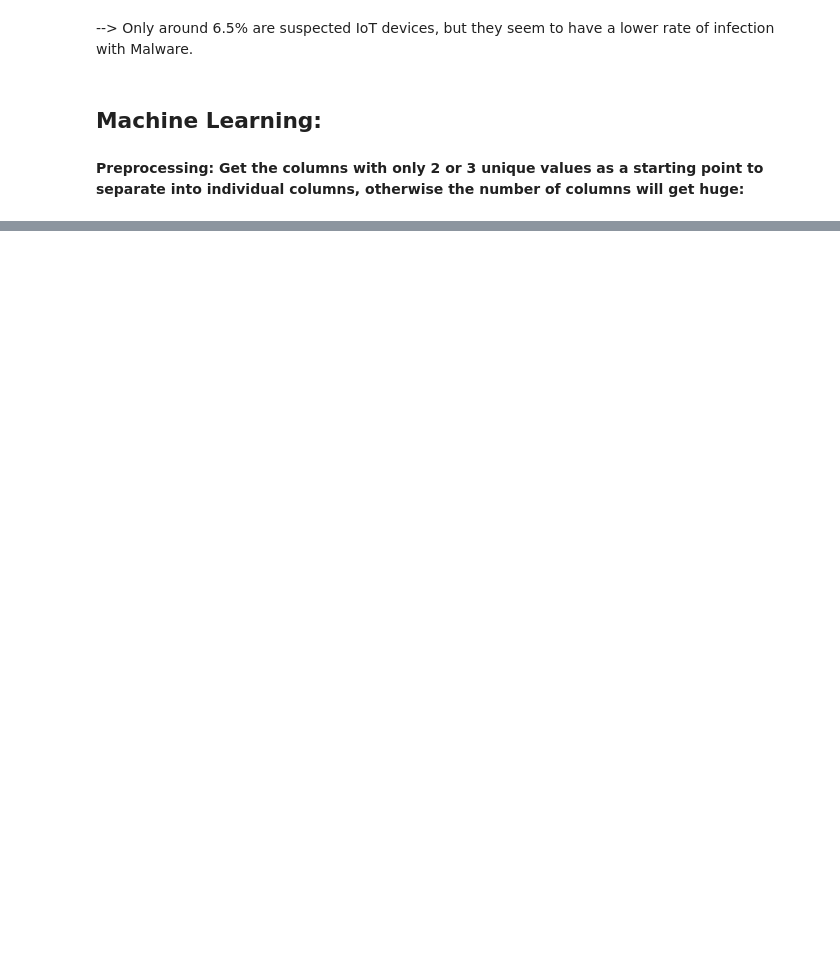
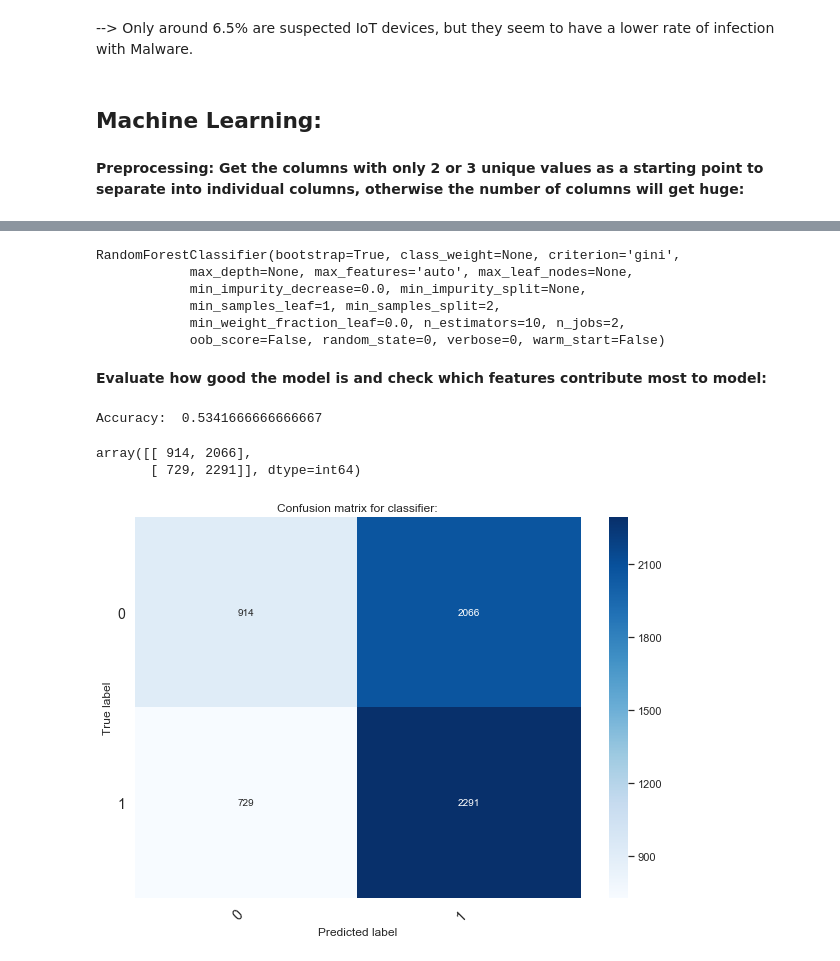
Before and after one commit to postman5498/portfolio, a Jupyter notebook: kaggle_microsoft/microsoft1.ipynb, the cells around one changed output, grey strips where cells are left out. Drawn from its saved outputs; the diff is of its cells as text; code cells hidden in the pictures; blank space fills up the shorter version.

```diff
--- a/kaggle_microsoft/microsoft1.ipynb
+++ b/kaggle_microsoft/microsoft1.ipynb
@@ -258,0 +305,73 @@ print(df_two_uniques.head(3))
+# %%
+# Split dataset into training set and test set
+X_train, X_test, y_train, y_test = train_test_split(X_two_three, Y_two_three, test_size=0.3) # 70% training and 30% test
+# %%
+# Create a random forest Classifier. By convention, clf means 'Classifier'
+clf = RandomForestClassifier(n_jobs=2, random_state=0)
+
+# Train the Classifier to take the training features and learn how they relate
+# to the training y
+clf.fit(X_train, y_train)
+# %% [output]
+RandomForestClassifier(bootstrap=True, class_weight=None, criterion='gini',
+            max_depth=None, max_features='auto', max_leaf_nodes=None,
+            min_impurity_decrease=0.0, min_impurity_split=None,
+            min_samples_leaf=1, min_samples_split=2,
+            min_weight_fraction_leaf=0.0, n_estimators=10, n_jobs=2,
+            oob_score=False, random_state=0, verbose=0, warm_start=False)
+# %% [markdown]
+**Evaluate how good the model is and check which features contribute most to model:**
+# %%
+#test the classifier's accuracy:
+y_pred=clf.predict(X_test)
+# Model Accuracy, how often is the classifier correct?
+print("Accuracy: ",metrics.accuracy_score(y_test, y_pred))
+# %% [output]
+Accuracy:  0.5341666666666667
+# %%
+cm = confusion_matrix(y_test, y_pred)
+labels = [0,1]
+cm
+# %% [output]
+array([[ 914, 2066],
+       [ 729, 2291]], dtype=int64)
+# %%
+def print_confusion_matrix(confusion_matrix, class_names, figsize = (10,7), fontsize=14):
+    """Prints a confusion matrix, as returned by sklearn.metrics.confusion_matrix, as a heatmap.
+
+    Arguments
+    ---------
+    confusion_matrix: numpy.ndarray
+        The numpy.ndarray object returned from a call to sklearn.metrics.confusion_matrix.
+        Similarly constructed ndarrays can also be used.
+    class_names: list
+        An ordered list of class names, in the order they index the given confusion matrix.
+    figsize: tuple
+        A 2-long tuple, the first value determining the horizontal size of the ouputted figure,
+        the second determining the vertical size. Defaults to (10,7).
+    fontsize: int
+        Font size for axes labels. Defaults to 14.
+
+    Returns
+    -------
+    matplotlib.figure.Figure
+        The resulting confusion matrix figure
+    """
+    df_cm = pd.DataFrame(
+        confusion_matrix, index=class_names, columns=class_names,
+    )
+    fig = plt.figure(figsize=figsize)
+    try:
+        heatmap = sns.heatmap(df_cm, annot=True, fmt="d", cmap="Blues")
+    except ValueError:
+        raise ValueError("Confusion matrix values must be integers.")
+    heatmap.yaxis.set_ticklabels(heatmap.yaxis.get_ticklabels(), rotation=0, ha='right', fontsize=fontsize)
+    heatmap.xaxis.set_ticklabels(heatmap.xaxis.get_ticklabels(), rotation=45, ha='right', fontsize=fontsize)
+    plt.ylabel('True label')
+    plt.xlabel('Predicted label')
+    plt.title('Confusion matrix for classifier:')
+    #fig.colorbar(shrink=0.8)
+    return fig
+fig = print_confusion_matrix(cm,labels)
+# %% [output]
+[figure, added]
```
Also changed, not shown: parts of 24 cells of this notebook.
